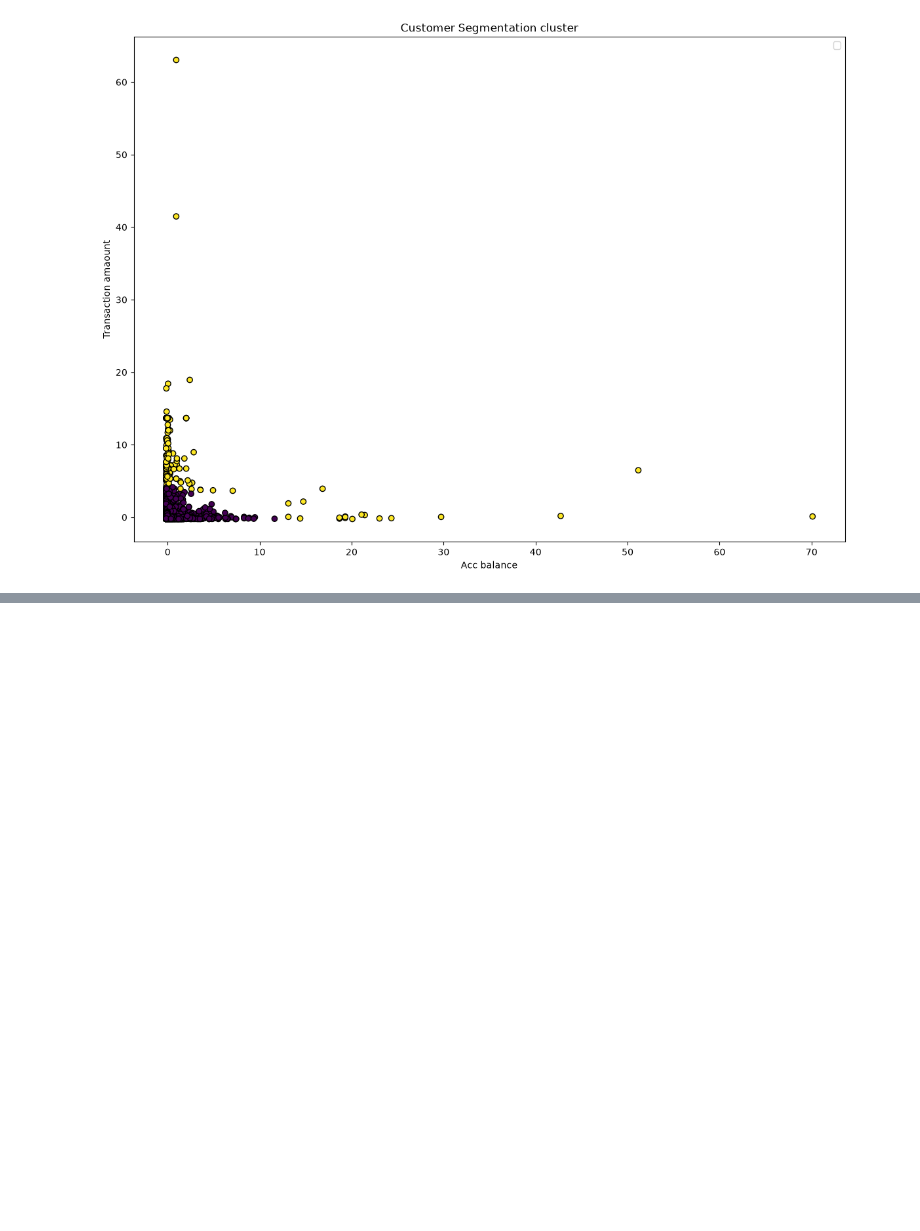
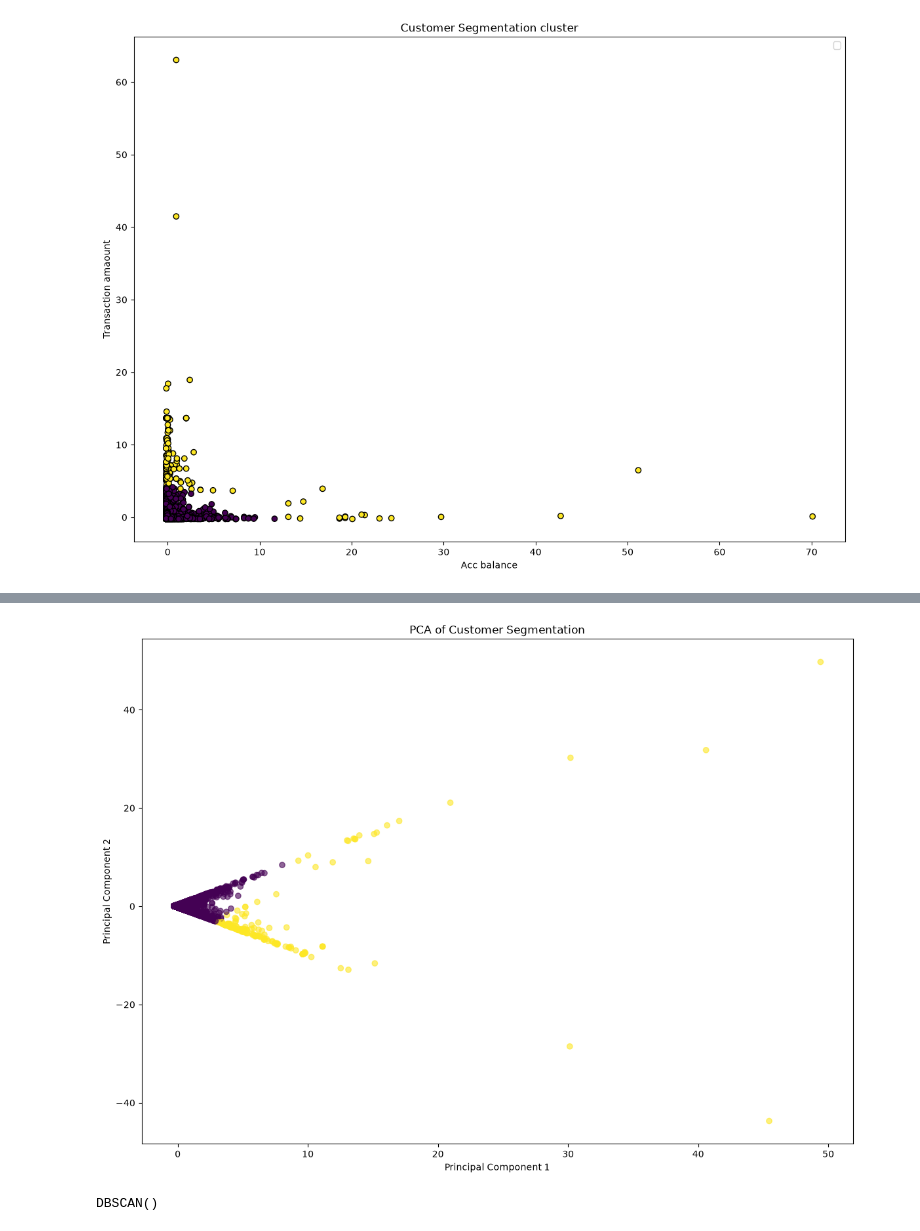
Before and after one commit to arjun-aji/bia-data-science-ai-journey, a Jupyter notebook: ML/Unsupervised/bank_transaction.ipynb, the cells around one changed output, grey strips where cells are left out. Drawn from its saved outputs; the diff is of its cells as text; code cells hidden in the pictures; blank space fills up the shorter version.

```diff
--- a/ML/Unsupervised/bank_transaction.ipynb
+++ b/ML/Unsupervised/bank_transaction.ipynb
@@ -133,3 +133,8 @@ plt.legend()
 plt.show()
 # %% [output]
 [figure]
+# %%
+pca = PCA(n_components=2)
+pca_data = pca.fit_transform(data_scaled.drop('Cluster',axis=1))
+pca_df = pd.DataFrame(data=pca_data, columns=['PC1', 'PC2'])
+pca_df.head()
@@ -135,0 +148,15 @@ plt.show()
+# %%
+plt.figure(figsize=(14,10))
+plt.scatter(pca_df['PC1'], pca_df['PC2'], c=data_scaled['Cluster'], cmap='viridis', alpha=0.6)
+plt.title("PCA of Customer Segmentation")
+plt.xlabel("Principal Component 1")
+plt.ylabel("Principal Component 2")
+plt.show()
+# %% [output]
+[figure, added]
+# %%
+from sklearn.cluster import DBSCAN
+dbscan= DBSCAN()
+dbscan.fit(data_scaled)
+# %% [output]
+DBSCAN()
```
Also changed, not shown: parts of 3 cells of this notebook, 1 other file.
